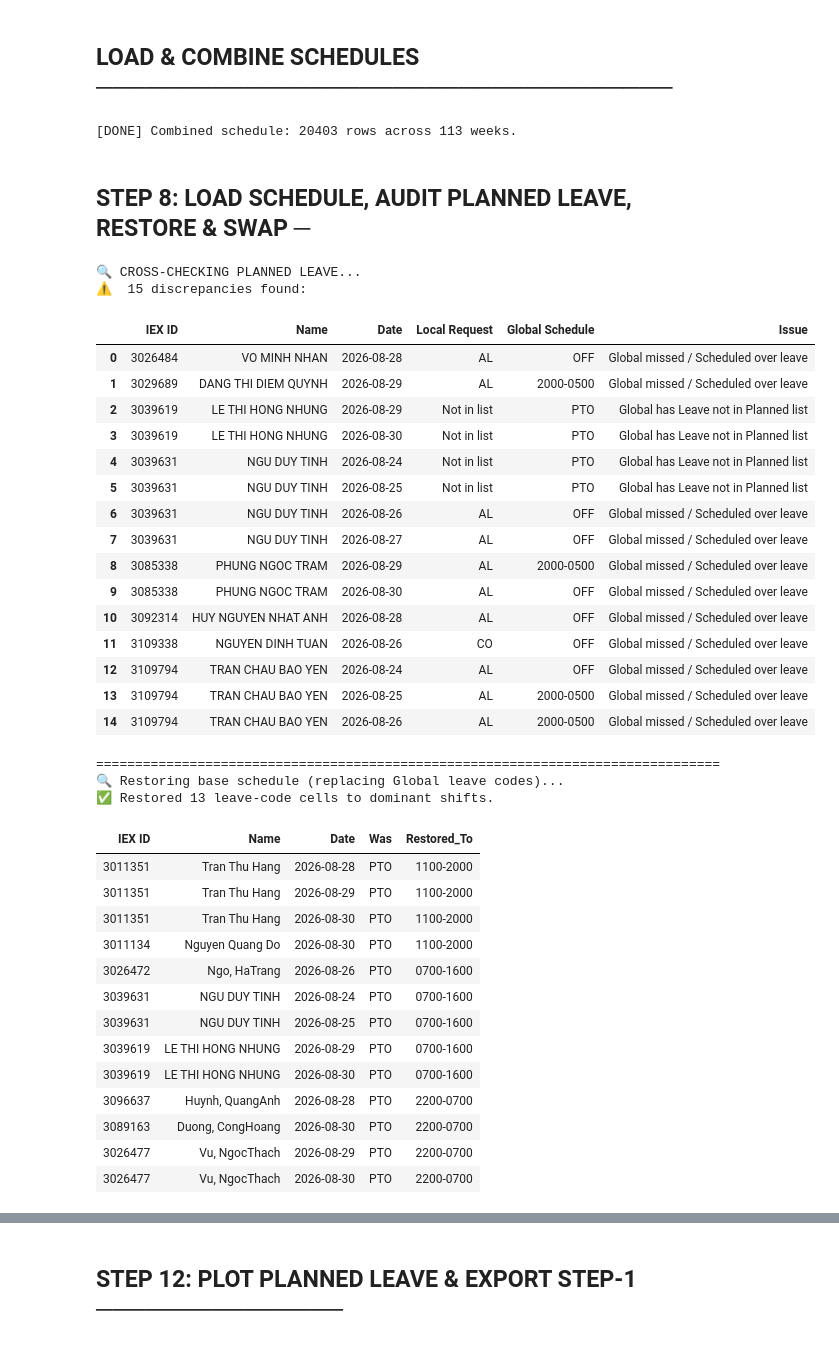
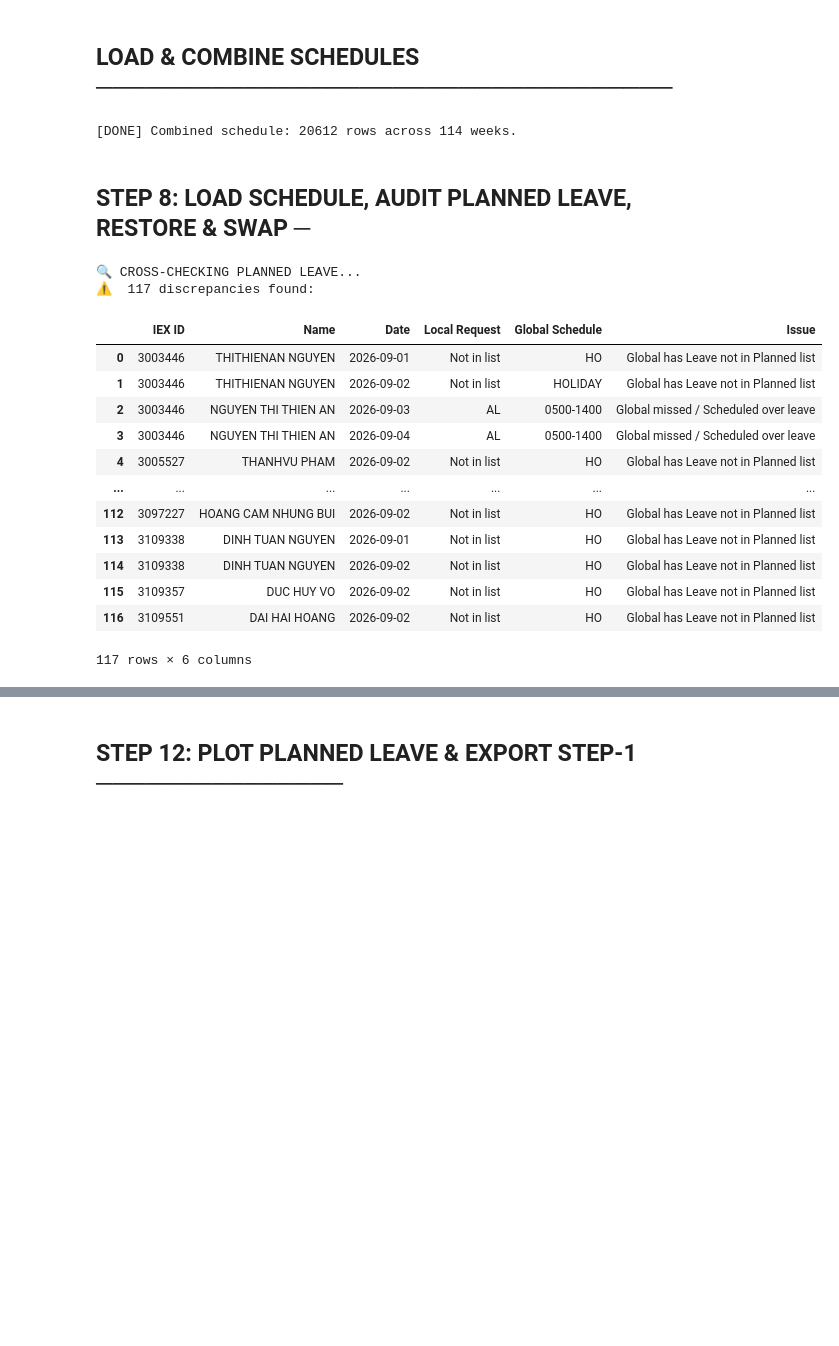
Before and after one commit to NguyenHuuChinh1998/CODE, a Jupyter notebook: Schedule_Tool_optimized.ipynb, the cells around one changed output, grey strips where cells are left out. Drawn from its saved outputs; the diff is of its cells as text; code cells hidden in the pictures; blank space fills up the shorter version.

```diff
--- a/Schedule_Tool_optimized.ipynb
+++ b/Schedule_Tool_optimized.ipynb
@@ -246,9 +246,9 @@ if not os.path.exists(BASE):
 # ------------------------------------------------------------------------------
 # ✏️  CHANGE THESE TWO VALUES EVERY WEEK
 # ------------------------------------------------------------------------------
-WEEK        = "Schedule_2026_08_24"   # Format: Schedule_YYYY_MM_DD (Monday)
+WEEK        = "Schedule_2026_08_31"   # Format: Schedule_YYYY_MM_DD (Monday)
 VN_TEAM_FILE = (                       # ✏️ Update filename each week
-    f"{BASE}/Schedule/Schedule (RTA version)/2026/Schedule_WB0824.xlsx"
+    f"{BASE}/Schedule/Schedule (RTA version)/2026/Schedule_WB0831.xlsx"
 )
 # Pattern: Schedule_WB{MMDD}.xlsx  e.g. week 18-May → Schedule_WB0518.xlsx
 
@@ -325,7 +325,7 @@ for week_val, group in Combine_Schedule.groupby("Week"):
 print(f"[DONE] Combined schedule: {len(Combine_Schedule)} rows across "
       f"{Combine_Schedule['Week'].nunique()} weeks.")
 # %% [output]
-[DONE] Combined schedule: 20403 rows across 113 weeks.
+[DONE] Combined schedule: 20612 rows across 114 weeks.
 # %% [markdown]
 ## STEP 8: LOAD SCHEDULE, AUDIT PLANNED LEAVE, RESTORE & SWAP ─
 # %%
@@ -460,7 +460,7 @@ else:
 print("=" * 80)
 
 # ── 4. RESTORE DOMINANT SHIFT ────────────────────────────────────────────────
-LEAVE_CODES_RESTORE = {"PTO", "PAID LEAVE", "UNPAID LEAVE", "HOLIDAY", "AL", "CO", "HO", "LWP", "LEAVE"}
+LEAVE_CODES_RESTORE = {"PTO", "PAID LEAVE", "UNPAID LEAVE", "AL", "CO", "LWP", "LEAVE"}
 
 def restore_dominant_shift(df: pd.DataFrame, date_cols: list) -> pd.DataFrame:
     """
@@ -616,63 +616,43 @@ for _, row in Schedule_Swap.sort_values("_row_order_").iterrows():
 
     if line not in comp_seen[comp_id]:
         comp_lines[comp_id].append(line)
         comp_seen[comp_id].add(line)
 
 # Attach history and steps back to Schedule_VN
 detailed_by_agent = {
     int(a): "\n".join(comp_lines[agent_to_comp[int(a)]])
     for a in all_agents if int(a) in agent_to_comp
 }
 steps_by_agent = {
     int(a): ", ".join(sorted(iex_steps.get(int(a), set()), key=lambda x: int(x) if x.isdigit() else 0))
     for a in all_agents
 }
 
 Schedule_VN["Detailed Swap History"] = (
     Schedule_VN["IEX ID"]
     .map(lambda x: detailed_by_agent.get(int(x), "") if pd.notna(x) else "")
     .fillna("")
 )
 Schedule_VN["Swap Steps"] = (
     Schedule_VN["IEX ID"]
     .map(lambda x: steps_by_agent.get(int(x), "") if pd.notna(x) else "")
     .fillna("")
 )
 
 print("\n[DONE] Swap processing complete.")
 # %% [output]
 🔍 CROSS-CHECKING PLANNED LEAVE...
-⚠️  15 discrepancies found:
+⚠️  117 discrepancies found:
 |  | IEX ID | Name | Date | Local Request | Global Schedule | Issue |
-| 0 | 3026484 | VO MINH NHAN | 2026-08-28 | AL | OFF | Global missed / Scheduled over leave |
-| 1 | 3029689 | DANG THI DIEM QUYNH | 2026-08-29 | AL | 2000-0500 | Global missed / Scheduled over leave |
-| 2 | 3039619 | LE THI HONG NHUNG | 2026-08-29 | Not in list | PTO | Global has Leave not in Planned list |
-| 3 | 3039619 | LE THI HONG NHUNG | 2026-08-30 | Not in list | PTO | Global has Leave not in Planned list |
-| 4 | 3039631 | NGU DUY TINH | 2026-08-24 | Not in list | PTO | Global has Leave not in Planned list |
-| 5 | 3039631 | NGU DUY TINH | 2026-08-25 | Not in list | PTO | Global has Leave not in Planned list |
-| 6 | 3039631 | NGU DUY TINH | 2026-08-26 | AL | OFF | Global missed / Scheduled over leave |
-| 7 | 3039631 | NGU DUY TINH | 2026-08-27 | AL | OFF | Global missed / Scheduled over leave |
-| 8 | 3085338 | PHUNG NGOC TRAM | 2026-08-29 | AL | 2000-0500 | Global missed / Scheduled over leave |
-| 9 | 3085338 | PHUNG NGOC TRAM | 2026-08-30 | AL | OFF | Global missed / Scheduled over leave |
-| 10 | 3092314 | HUY NGUYEN NHAT ANH | 2026-08-28 | AL | OFF | Global missed / Scheduled over leave |
-| 11 | 3109338 | NGUYEN DINH TUAN | 2026-08-26 | CO | OFF | Global missed / Scheduled over leave |
-| 12 | 3109794 | TRAN CHAU BAO YEN | 2026-08-24 | AL | OFF | Global missed / Scheduled over leave |
-| 13 | 3109794 | TRAN CHAU BAO YEN | 2026-08-25 | AL | 2000-0500 | Global missed / Scheduled over leave |
-| 14 | 3109794 | TRAN CHAU BAO YEN | 2026-08-26 | AL | 2000-0500 | Global missed / Scheduled over leave |
+| 0 | 3003446 | THITHIENAN NGUYEN | 2026-09-01 | Not in list | HO | Global has Leave not in Planned list |
+| 1 | 3003446 | THITHIENAN NGUYEN | 2026-09-02 | Not in list | HOLIDAY | Global has Leave not in Planned list |
+| 2 | 3003446 | NGUYEN THI THIEN AN | 2026-09-03 | AL | 0500-1400 | Global missed / Scheduled over leave |
+| 3 | 3003446 | NGUYEN THI THIEN AN | 2026-09-04 | AL | 0500-1400 | Global missed / Scheduled over leave |
+| 4 | 3005527 | THANHVU PHAM | 2026-09-02 | Not in list | HO | Global has Leave not in Planned list |
+| ... | ... | ... | ... | ... | ... | ... |
+| 112 | 3097227 | HOANG CAM NHUNG BUI | 2026-09-02 | Not in list | HO | Global has Leave not in Planned list |
+| 113 | 3109338 | DINH TUAN NGUYEN | 2026-09-01 | Not in list | HO | Global has Leave not in Planned list |
+| 114 | 3109338 | DINH TUAN NGUYEN | 2026-09-02 | Not in list | HO | Global has Leave not in Planned list |
+| 115 | 3109357 | DUC HUY VO | 2026-09-02 | Not in list | HO | Global has Leave not in Planned list |
+| 116 | 3109551 | DAI HAI HOANG | 2026-09-02 | Not in list | HO | Global has Leave not in Planned list |
-================================================================================
-🔍 Restoring base schedule (replacing Global leave codes)...
-✅ Restored 13 leave-code cells to dominant shifts.
+117 rows × 6 columns
-| IEX ID | Name | Date | Was | Restored_To |
-| 3011351 | Tran Thu Hang | 2026-08-28 | PTO | 1100-2000 |
-| 3011351 | Tran Thu Hang | 2026-08-29 | PTO | 1100-2000 |
-| 3011351 | Tran Thu Hang | 2026-08-30 | PTO | 1100-2000 |
-| 3011134 | Nguyen Quang Do | 2026-08-30 | PTO | 1100-2000 |
-| 3026472 | Ngo, HaTrang | 2026-08-26 | PTO | 0700-1600 |
-| 3039631 | NGU DUY TINH | 2026-08-24 | PTO | 0700-1600 |
-| 3039631 | NGU DUY TINH | 2026-08-25 | PTO | 0700-1600 |
-| 3039619 | LE THI HONG NHUNG | 2026-08-29 | PTO | 0700-1600 |
-| 3039619 | LE THI HONG NHUNG | 2026-08-30 | PTO | 0700-1600 |
-| 3096637 | Huynh, QuangAnh | 2026-08-28 | PTO | 2200-0700 |
-| 3089163 | Duong, CongHoang | 2026-08-30 | PTO | 2200-0700 |
-| 3026477 | Vu, NgocThach | 2026-08-29 | PTO | 2200-0700 |
-| 3026477 | Vu, NgocThach | 2026-08-30 | PTO | 2200-0700 |
```
Also changed, not shown: parts of 9 cells of this notebook, 27 other files.
